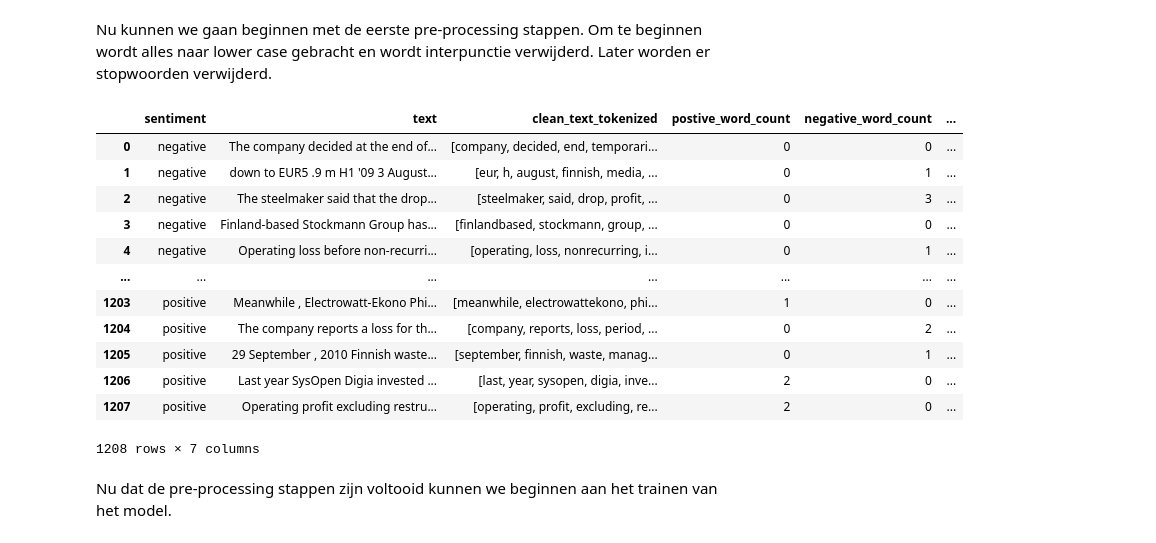
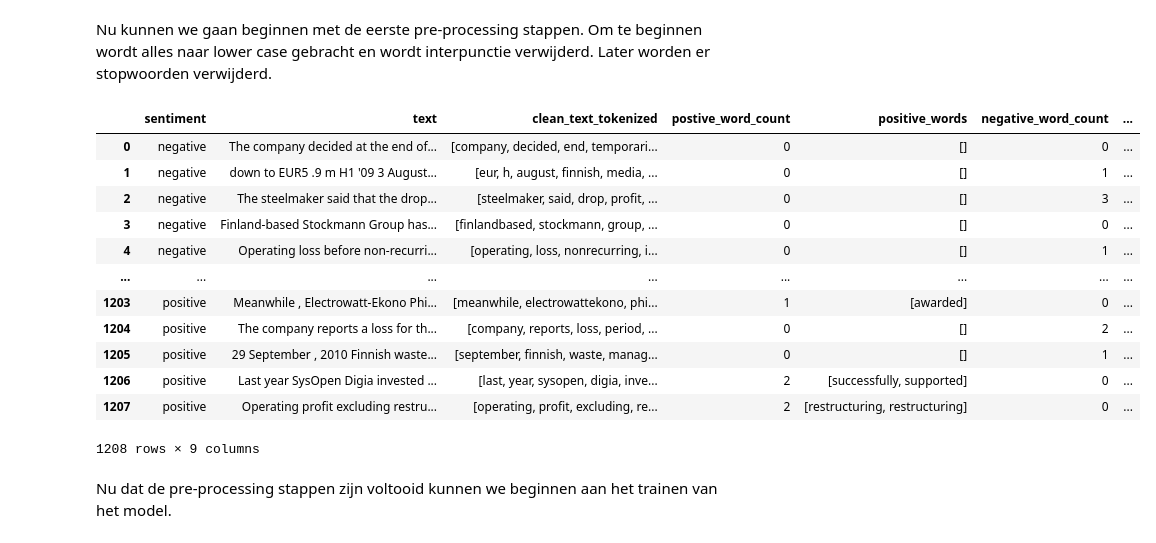
Before and after one commit to DragonKiller952/Schandaal-Scanner, a Jupyter notebook: SentimentAnalysis.ipynb, the cells around one changed output. Cells and saved outputs as stored; diff of their text form; code cells hidden in the pictures.

```diff
--- a/SentimentAnalysis.ipynb
+++ b/SentimentAnalysis.ipynb
@@ -142,6 +141,9 @@ plt.show()
 # %% [markdown]
 Nu kunnen we gaan beginnen met de eerste pre-processing stappen. Om te beginnen wordt alles naar lower case gebracht en wordt interpunctie verwijderd. Later worden er stopwoorden verwijderd.
 # %%
+
+
+
 def lower_punctuation_no_numbers(text):
     text = text.translate(str.maketrans('', '', string.punctuation))
     text = re.sub(r'\d+', '', text)
@@ -166,6 +168,13 @@ def add_positive_words(tokens):
             count += 1
     return count
 
+def find_positive_words(tokens):
+    positive_words_found = []
+    for token in tokens:
+        if token in postive_words:
+            positive_words_found.append(token)
+    return positive_words_found
+
 # counts negative words in sentence
 def add_negative_words(tokens):
     count = 0
@@ -173,6 +182,13 @@ def add_negative_words(tokens):
         if token in negative_words:
             count += 1
     return count
+
+def find_negative_words(tokens):
+    negative_words_found = []
+    for token in tokens:
+        if token in negative_words:
+            negative_words_found.append(token)
+    return negative_words_found
 
 # calculates average sentiment from text if value > 0 then positive, if value < 0 then negative, if value == 0 then neutral
 def average_word_sentiment(tokens):
@@ -193,48 +209,49 @@ def get_neg_indexes(words):
     return indexes
 
 def antonyms(text:str):
     words = text.split()
     indexes = get_neg_indexes(words)
     while indexes != []:
         i = indexes[0]
         words[i+1] = wordnet
         words = words.pop(i)
         indexes = indexes.pop(0)
         indexes -= 1
 
     return
 
 df["clean_text_tokenized"] = df["text"].apply(lower_punctuation_no_numbers)
-
 df["clean_text_tokenized"] = df["clean_text_tokenized"].apply(remove_stop_words)
-df["postive_word_count"] = df["clean_text_tokenized"].apply(add_positive_words)
+df["postive_word_count"]= df["clean_text_tokenized"].apply(add_positive_words)
+df["positive_words"] = df["clean_text_tokenized"].apply(find_positive_words)
 df["negative_word_count"] = df["clean_text_tokenized"].apply(add_negative_words)
+df["negative_words"] = df["clean_text_tokenized"].apply(find_negative_words)
 df["avg_sentiment_of_words"] = df["clean_text_tokenized"].apply(average_word_sentiment)
 
 # map the sentiments to a number
 mapping = {
     "negative": 0,
     "neutral": 1,
     "positive": 2
 }
 
 
 df["labels"] = df["sentiment"].map(mapping)
 df
 # %% [output]
-|  | sentiment | text | clean_text_tokenized | postive_word_count | negative_word_count | ... |
-| 0 | negative | The company decided at the end of... | [company, decided, end, temporari... | 0 | 0 | ... |
-| 1 | negative | down to EUR5 .9 m H1 '09 3 August... | [eur, h, august, finnish, media, ... | 0 | 1 | ... |
-| 2 | negative | The steelmaker said that the drop... | [steelmaker, said, drop, profit, ... | 0 | 3 | ... |
-| 3 | negative | Finland-based Stockmann Group has... | [finlandbased, stockmann, group, ... | 0 | 0 | ... |
-| 4 | negative | Operating loss before non-recurri... | [operating, loss, nonrecurring, i... | 0 | 1 | ... |
-| ... | ... | ... | ... | ... | ... | ... |
-| 1203 | positive | Meanwhile , Electrowatt-Ekono Phi... | [meanwhile, electrowattekono, phi... | 1 | 0 | ... |
-| 1204 | positive | The company reports a loss for th... | [company, reports, loss, period, ... | 0 | 2 | ... |
-| 1205 | positive | 29 September , 2010 Finnish waste... | [september, finnish, waste, manag... | 0 | 1 | ... |
-| 1206 | positive | Last year SysOpen Digia invested ... | [last, year, sysopen, digia, inve... | 2 | 0 | ... |
-| 1207 | positive | Operating profit excluding restru... | [operating, profit, excluding, re... | 2 | 0 | ... |
+|  | sentiment | text | clean_text_tokenized | postive_word_count | positive_words | negative_word_count | ... |
+| 0 | negative | The company decided at the end of... | [company, decided, end, temporari... | 0 | [] | 0 | ... |
+| 1 | negative | down to EUR5 .9 m H1 '09 3 August... | [eur, h, august, finnish, media, ... | 0 | [] | 1 | ... |
+| 2 | negative | The steelmaker said that the drop... | [steelmaker, said, drop, profit, ... | 0 | [] | 3 | ... |
+| 3 | negative | Finland-based Stockmann Group has... | [finlandbased, stockmann, group, ... | 0 | [] | 0 | ... |
+| 4 | negative | Operating loss before non-recurri... | [operating, loss, nonrecurring, i... | 0 | [] | 1 | ... |
+| ... | ... | ... | ... | ... | ... | ... | ... |
+| 1203 | positive | Meanwhile , Electrowatt-Ekono Phi... | [meanwhile, electrowattekono, phi... | 1 | [awarded] | 0 | ... |
+| 1204 | positive | The company reports a loss for th... | [company, reports, loss, period, ... | 0 | [] | 2 | ... |
+| 1205 | positive | 29 September , 2010 Finnish waste... | [september, finnish, waste, manag... | 0 | [] | 1 | ... |
+| 1206 | positive | Last year SysOpen Digia invested ... | [last, year, sysopen, digia, inve... | 2 | [successfully, supported] | 0 | ... |
+| 1207 | positive | Operating profit excluding restru... | [operating, profit, excluding, re... | 2 | [restructuring, restructuring] | 0 | ... |
-1208 rows × 7 columns
+1208 rows × 9 columns
 # %% [markdown]
 Nu dat de pre-processing stappen zijn voltooid kunnen we beginnen aan het trainen van het model.
 # %%
```
Also changed, not shown: parts of 5 cells of this notebook.
